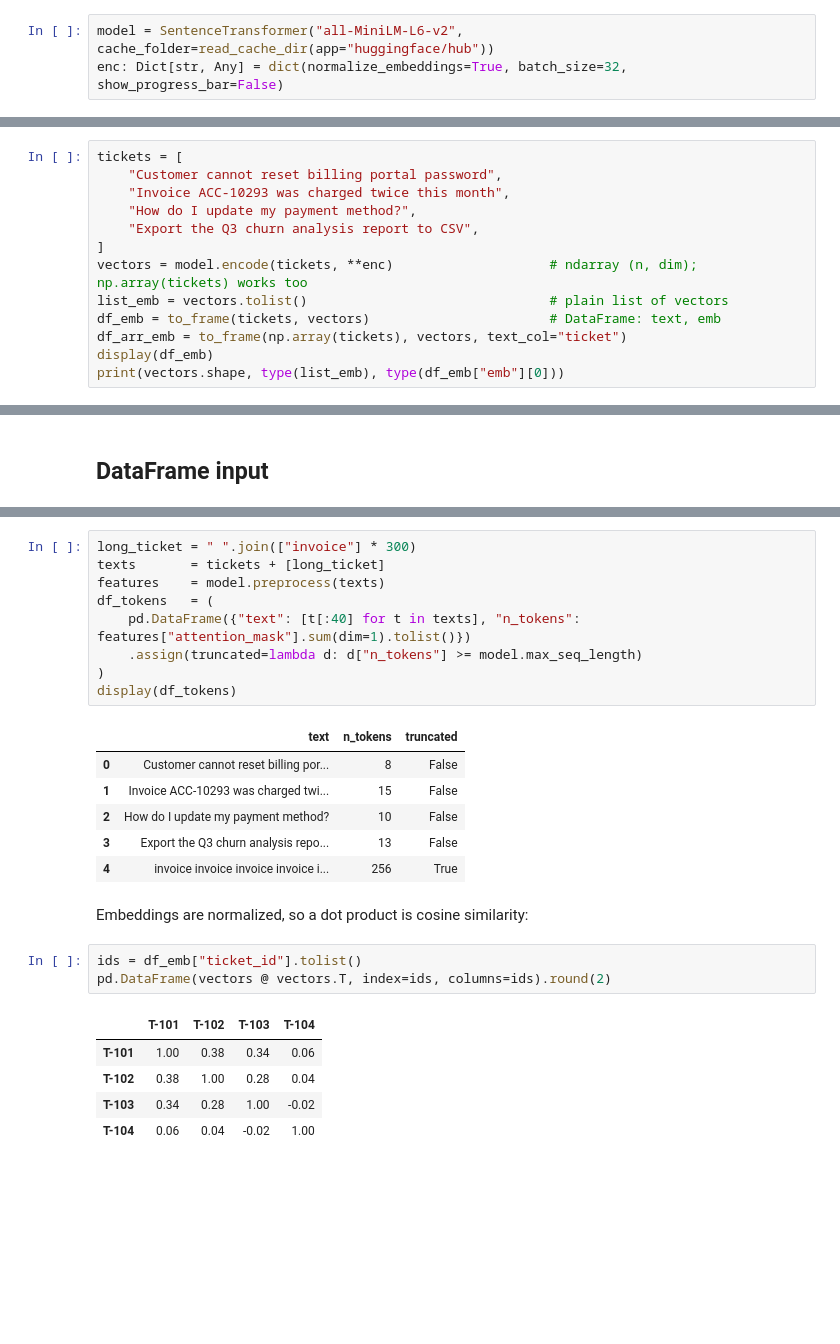
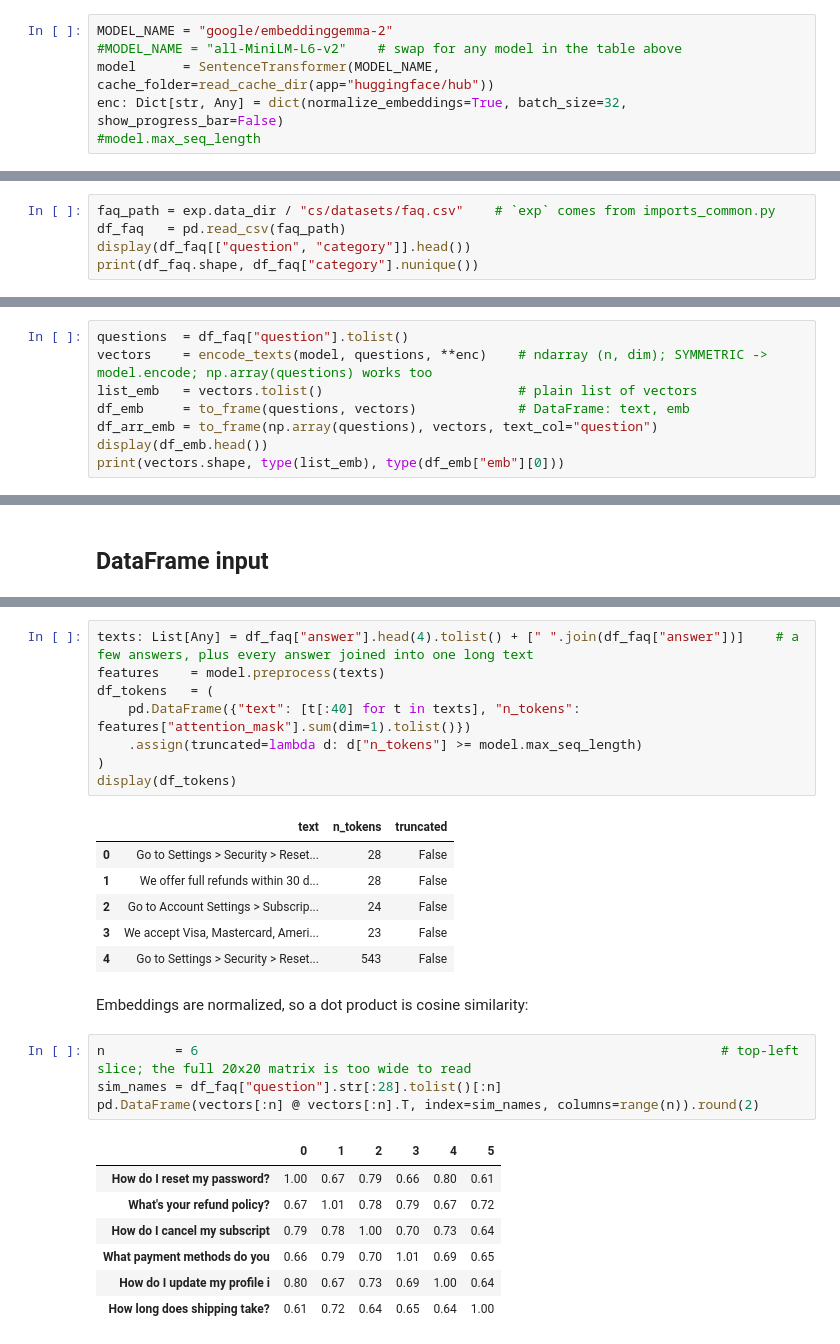
Before and after one commit to akamlani/velari-suite, a Jupyter notebook: examples/ai/integrations/stf/encoding.ipynb, the cells around one changed output, grey strips where cells are left out. Cells and saved outputs as stored; diff of their text form; blank space fills up the shorter version.

```diff
--- a/examples/ai/integrations/stf/encoding.ipynb
+++ b/examples/ai/integrations/stf/encoding.ipynb
@@ -30,3 +52,6 @@ Encode text directly with `sentence_transformers` (no gateway) and attach the ve
 # %%
-model = SentenceTransformer("all-MiniLM-L6-v2", cache_folder=read_cache_dir(app="huggingface/hub"))
+MODEL_NAME = "google/embeddinggemma-2"
+#MODEL_NAME = "all-MiniLM-L6-v2"    # swap for any model in the table above
+model      = SentenceTransformer(MODEL_NAME, cache_folder=read_cache_dir(app="huggingface/hub"))
 enc: Dict[str, Any] = dict(normalize_embeddings=True, batch_size=32, show_progress_bar=False)
+#model.max_seq_length
@@ -32,0 +62,5 @@ enc: Dict[str, Any] = dict(normalize_embeddings=True, batch_size=32, show_progre
+# %%
+faq_path = exp.data_dir / "cs/datasets/faq.csv"    # `exp` comes from imports_common.py
+df_faq   = pd.read_csv(faq_path)
+display(df_faq[["question", "category"]].head())
+print(df_faq.shape, df_faq["category"].nunique())
@@ -56,17 +134,12 @@ def to_frame(
 # %% [markdown]
 ## List or array input
 # %%
-tickets = [
-    "Customer cannot reset billing portal password",
-    "Invoice ACC-10293 was charged twice this month",
-    "How do I update my payment method?",
-    "Export the Q3 churn analysis report to CSV",
-]
-vectors = model.encode(tickets, **enc)                    # ndarray (n, dim); np.array(tickets) works too
-list_emb = vectors.tolist()                               # plain list of vectors
-df_emb = to_frame(tickets, vectors)                       # DataFrame: text, emb
-df_arr_emb = to_frame(np.array(tickets), vectors, text_col="ticket")
-display(df_emb)
+questions  = df_faq["question"].tolist()
+vectors    = encode_texts(model, questions, **enc)    # ndarray (n, dim); SYMMETRIC -> model.encode; np.array(questions) works too
+list_emb   = vectors.tolist()                         # plain list of vectors
+df_emb     = to_frame(questions, vectors)             # DataFrame: text, emb
+df_arr_emb = to_frame(np.array(questions), vectors, text_col="question")
+display(df_emb.head())
 print(vectors.shape, type(list_emb), type(df_emb["emb"][0]))
 # %% [output]
 |  | text | emb |
@@ -91,6 +173,5 @@ print(df_emb.columns.tolist(), "emb" in df_tickets.columns)
 # %%
-long_ticket = " ".join(["invoice"] * 300)
-texts       = tickets + [long_ticket]
+texts: List[Any] = df_faq["answer"].head(4).tolist() + [" ".join(df_faq["answer"])]    # a few answers, plus every answer joined into one long text
 features    = model.preprocess(texts)
 df_tokens   = (
     pd.DataFrame({"text": [t[:40] for t in texts], "n_tokens": features["attention_mask"].sum(dim=1).tolist()})
@@ -99,19 +180,22 @@ df_tokens   = (
 display(df_tokens)
 # %% [output]
 |  | text | n_tokens | truncated |
-| 0 | Customer cannot reset billing por... | 8 | False |
-| 1 | Invoice ACC-10293 was charged twi... | 15 | False |
-| 2 | How do I update my payment method? | 10 | False |
-| 3 | Export the Q3 churn analysis repo... | 13 | False |
-| 4 | invoice invoice invoice invoice i... | 256 | True |
+| 0 | Go to Settings > Security > Reset... | 28 | False |
+| 1 | We offer full refunds within 30 d... | 28 | False |
+| 2 | Go to Account Settings > Subscrip... | 24 | False |
+| 3 | We accept Visa, Mastercard, Ameri... | 23 | False |
+| 4 | Go to Settings > Security > Reset... | 543 | False |
 # %% [markdown]
 Embeddings are normalized, so a dot product is cosine similarity:
 # %%
-ids = df_emb["ticket_id"].tolist()
-pd.DataFrame(vectors @ vectors.T, index=ids, columns=ids).round(2)
+n         = 6                                                                   # top-left slice; the full 20x20 matrix is too wide to read
+sim_names = df_faq["question"].str[:28].tolist()[:n]
+pd.DataFrame(vectors[:n] @ vectors[:n].T, index=sim_names, columns=range(n)).round(2)
 # %% [output]
-|  | T-101 | T-102 | T-103 | T-104 |
-| T-101 | 1.00 | 0.38 | 0.34 | 0.06 |
-| T-102 | 0.38 | 1.00 | 0.28 | 0.04 |
-| T-103 | 0.34 | 0.28 | 1.00 | -0.02 |
-| T-104 | 0.06 | 0.04 | -0.02 | 1.00 |
+|  | 0 | 1 | 2 | 3 | 4 | 5 |
+| How do I reset my password? | 1.00 | 0.67 | 0.79 | 0.66 | 0.80 | 0.61 |
+| What's your refund policy? | 0.67 | 1.01 | 0.78 | 0.79 | 0.67 | 0.72 |
+| How do I cancel my subscript | 0.79 | 0.78 | 1.00 | 0.70 | 0.73 | 0.64 |
+| What payment methods do you | 0.66 | 0.79 | 0.70 | 1.01 | 0.69 | 0.65 |
+| How do I update my profile i | 0.80 | 0.67 | 0.73 | 0.69 | 1.00 | 0.64 |
+| How long does shipping take? | 0.61 | 0.72 | 0.64 | 0.65 | 0.64 | 1.00 |
```
Also changed, not shown: parts of 33 cells of this notebook, 10 other files.
